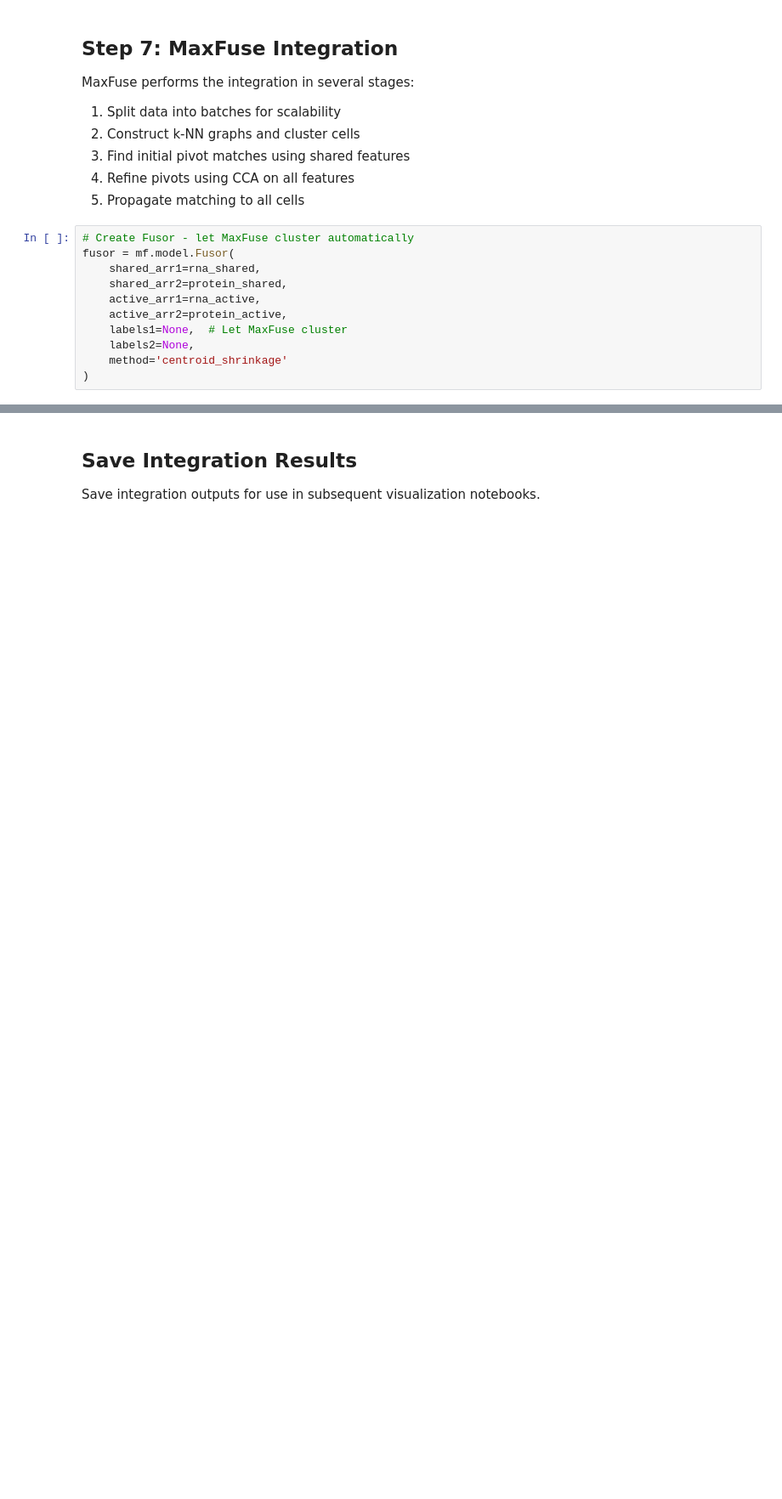
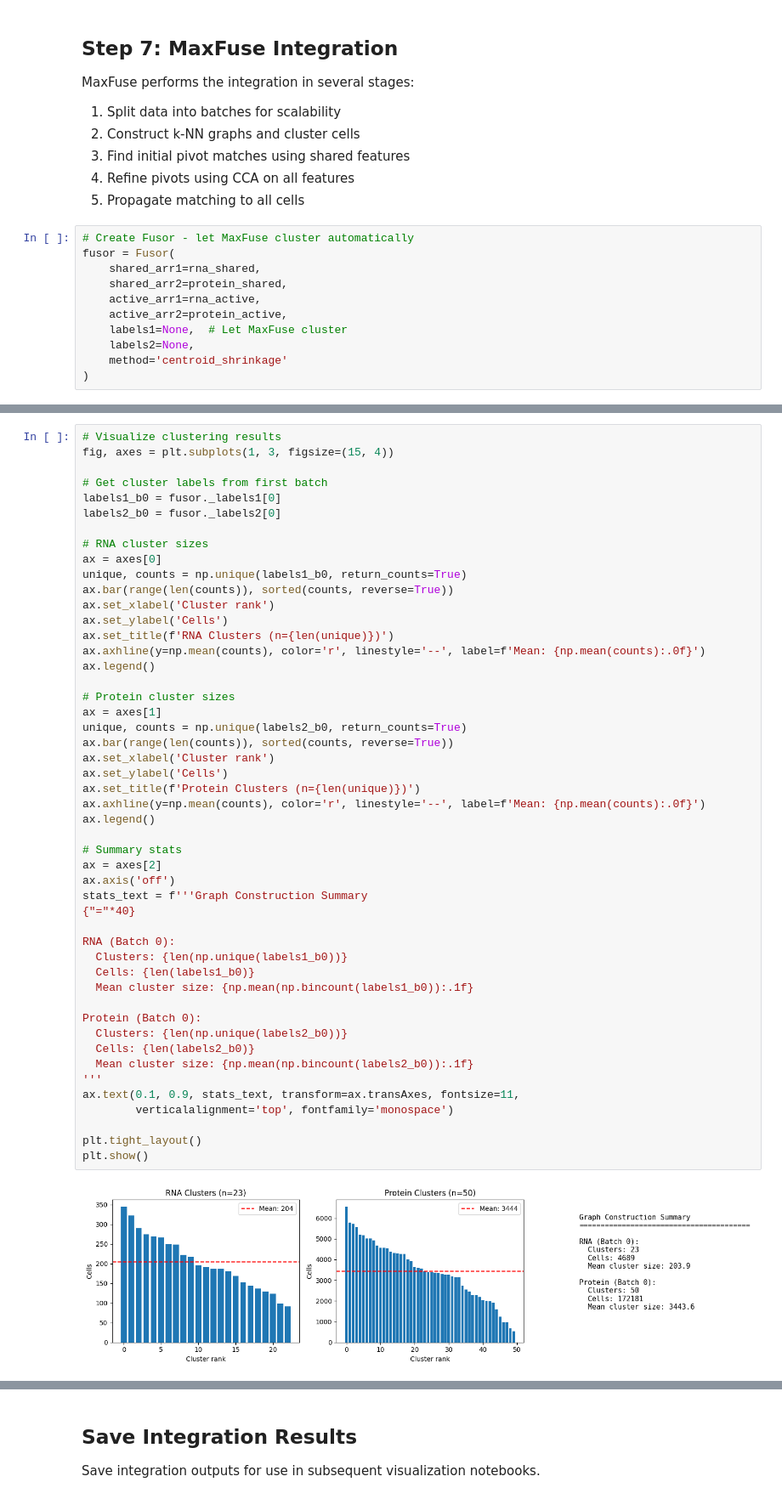
Before and after one commit to smith6jt-cop/maxfuse, a Jupyter notebook: notebooks/2_integration.ipynb, the cells around one changed output, grey strips where cells are left out. Shown at 85% size. Cells and saved outputs as stored; diff of their text form; blank space fills up the shorter version.

```diff
--- a/notebooks/2_integration.ipynb
+++ b/notebooks/2_integration.ipynb
@@ -1309,7 +1682,7 @@ MaxFuse performs the integration in several stages:
 5. Propagate matching to all cells
 # %%
 # Create Fusor - let MaxFuse cluster automatically
-fusor = mf.model.Fusor(
+fusor = Fusor(
     shared_arr1=rna_shared,
     shared_arr2=protein_shared,
     active_arr1=rna_active,
@@ -1386,3 +1801,54 @@ fusor.construct_graphs(
+# %%
+# Visualize clustering results
+fig, axes = plt.subplots(1, 3, figsize=(15, 4))
+
+# Get cluster labels from first batch
+labels1_b0 = fusor._labels1[0]
+labels2_b0 = fusor._labels2[0]
+
+# RNA cluster sizes
+ax = axes[0]
+unique, counts = np.unique(labels1_b0, return_counts=True)
+ax.bar(range(len(counts)), sorted(counts, reverse=True))
+ax.set_xlabel('Cluster rank')
+ax.set_ylabel('Cells')
+ax.set_title(f'RNA Clusters (n={len(unique)})')
+ax.axhline(y=np.mean(counts), color='r', linestyle='--', label=f'Mean: {np.mean(counts):.0f}')
+ax.legend()
+
+# Protein cluster sizes
+ax = axes[1]
+unique, counts = np.unique(labels2_b0, return_counts=True)
+ax.bar(range(len(counts)), sorted(counts, reverse=True))
+ax.set_xlabel('Cluster rank')
+ax.set_ylabel('Cells')
+ax.set_title(f'Protein Clusters (n={len(unique)})')
+ax.axhline(y=np.mean(counts), color='r', linestyle='--', label=f'Mean: {np.mean(counts):.0f}')
+ax.legend()
+
+# Summary stats
+ax = axes[2]
+ax.axis('off')
+stats_text = f'''Graph Construction Summary
+{"="*40}
+
+RNA (Batch 0):
+  Clusters: {len(np.unique(labels1_b0))}
+  Cells: {len(labels1_b0)}
+  Mean cluster size: {np.mean(np.bincount(labels1_b0)):.1f}
+
+Protein (Batch 0):
+  Clusters: {len(np.unique(labels2_b0))}
+  Cells: {len(labels2_b0)}
+  Mean cluster size: {np.mean(np.bincount(labels2_b0)):.1f}
+'''
+ax.text(0.1, 0.9, stats_text, transform=ax.transAxes, fontsize=11,
+        verticalalignment='top', fontfamily='monospace')
+
+plt.tight_layout()
+plt.show()
+# %% [output]
+[figure, added]
 # %%
 # Find initial pivots with smoothing for weak linkage
 svd_shared1 = min(25, n_shared - 1)
```
Also changed, not shown: parts of 58 cells of this notebook, 3 other files.
